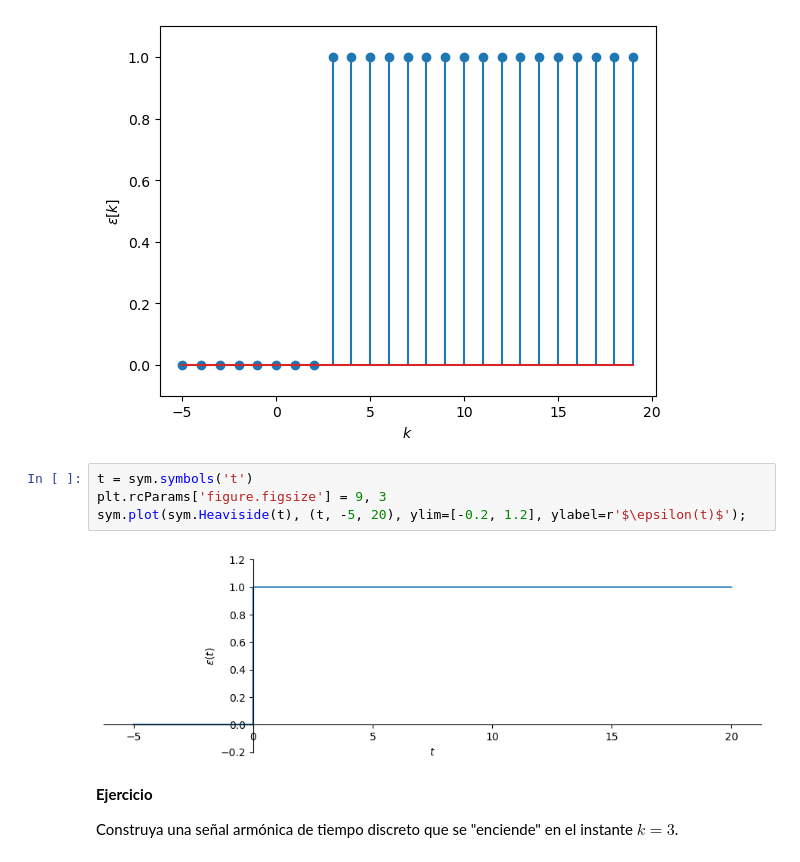
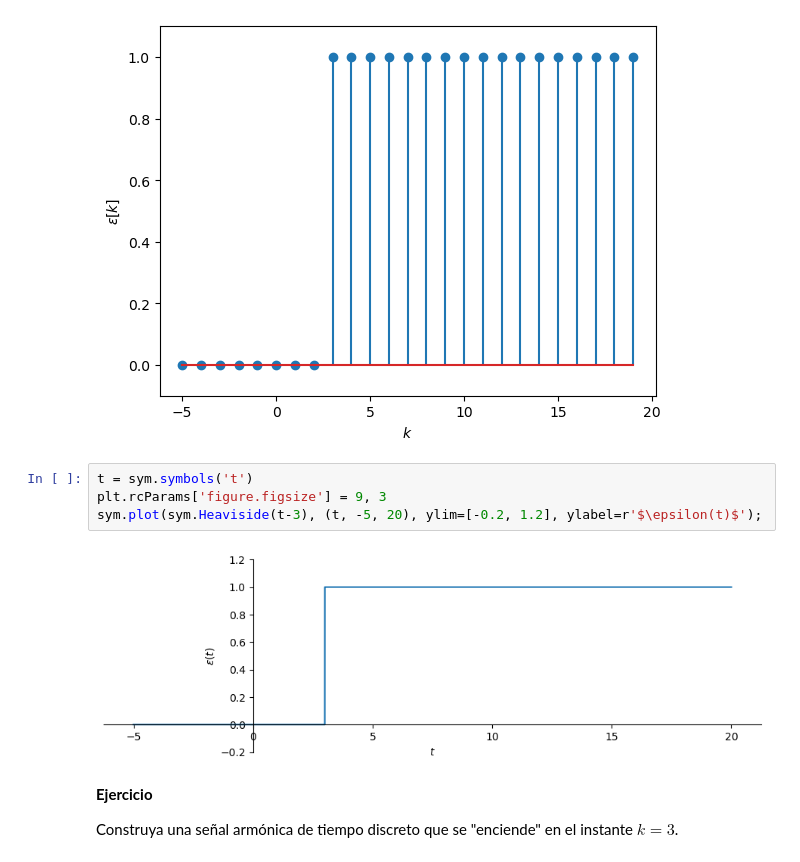
Before and after one commit to pierrediazp/Se-ales_y_Sistemas, a Jupyter notebook: SenalesEstandarTD.ipynb, the cells around one changed output. Cells and saved outputs as stored; diff of their text form.

```diff
--- a/SenalesEstandarTD.ipynb
+++ b/SenalesEstandarTD.ipynb
@@ -269,9 +269,9 @@ plt.ylim([-0.1, 1.1])
 # %%
 t = sym.symbols('t')
 plt.rcParams['figure.figsize'] = 9, 3
-sym.plot(sym.Heaviside(t), (t, -5, 20), ylim=[-0.2, 1.2], ylabel=r'$\epsilon(t)$');
+sym.plot(sym.Heaviside(t-3), (t, -5, 20), ylim=[-0.2, 1.2], ylabel=r'$\epsilon(t)$');
 # %% [output]
-[figure, old version]
+[figure, new version]
 # %% [markdown]
 **Ejercicio**
 
```
Also changed, not shown: parts of 3 cells of this notebook, 6 other files.
